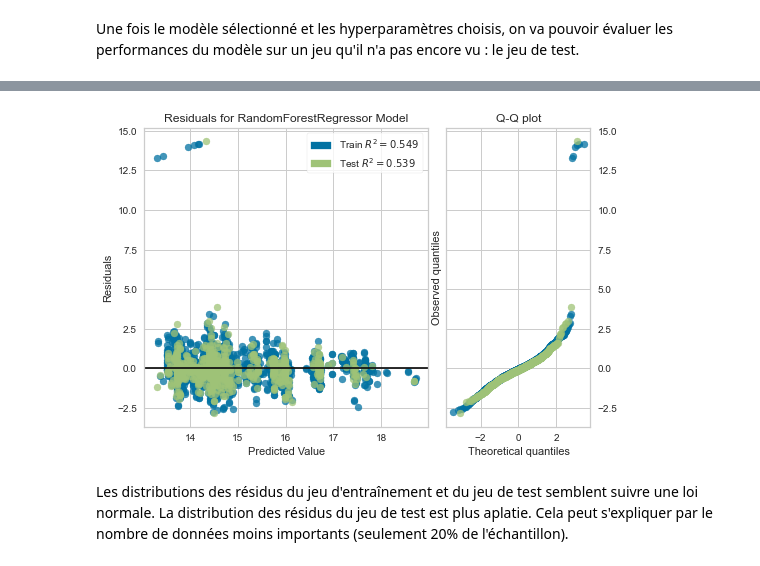
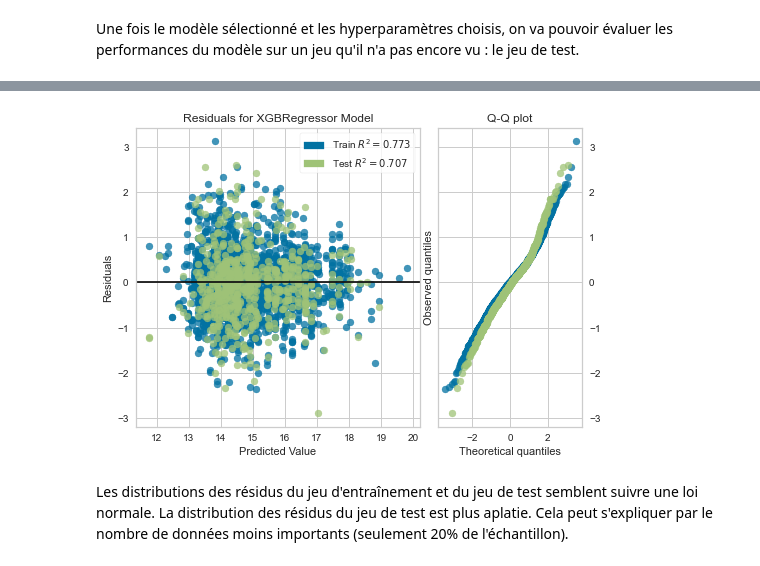
Before and after one commit to Sylvariane/Anticipez_les_besoins_en_electricite, a Jupyter notebook: Pélec_02_code.ipynb, the cells around one changed output, grey strips where cells are left out. Saved outputs shown, nothing was run; the diff lists cells and outputs as text; code cells hidden in the pictures.

```diff
--- a/Pélec_02_code.ipynb
+++ b/Pélec_02_code.ipynb
@@ -206,18 +206,6 @@ forest_reg = RandomForestRegressor(max_features="auto", random_state=42)
+# %%
+xgboost = xgb.XGBRegressor(booster="gbtree", random_state=42)
 # %% [markdown]
 Pour pouvoir obtenir une estimation grossière de la valeur de nos paramètres, on procède à une recherche via une grille aléatoire. Dans cette grille, on va chercher à avoir un aperçu du nombre d'arbres (*n_estimators*) ; la profondeur de nos arbres (*max_depth*) ; le nombre d'individus (de bâtiments) pour qu'une feuille soit constituée (*min_samples_leaf*) et le nombre de bâtiments minimum pour qu'on puisse séparer un échantillon (*min_samples_split*).
 
 Le paramètre *min_samples_leaf* ne possède pas de valeur par défaut (*None*) mais il est important de le modifier pour jouer le rôle de régulateur et empêcher l'overfitting de notre modèle de Random Forest.
-# %%
-from sklearn.model_selection import RandomizedSearchCV
-from scipy.stats import randint
-
-param_distribs = {
-        'n_estimators': randint(low=100, high=500),
-        'min_samples_leaf': randint(low=1, high=5),
-        'max_depth' : randint(low=1, high=3),
-        "min_samples_split" : randint(low=2, high=4)
-    }
-
-random_search = RandomizedSearchCV(forest_reg, param_distributions=param_distribs,
-                             n_iter=10, cv=5, scoring='neg_mean_squared_error', random_state=42)
-random_search.fit(X_train, y_train)
@@ -248,12 +214,12 @@ Une fois la recherche randomisée effectuée, on va pouvoir sélectionner quelqu
 # %%
 from sklearn.model_selection import GridSearchCV
 
-params = [{'n_estimators' : [340, 345, 350, 425, 450, 475],
-           "min_samples_leaf" : [2, 3, 4],
-           "max_depth": [2, 3, 4],
-           "min_samples_split" : [2, 3]}]
+params = [{"max_depth" : [5, 6, 7, 8, 9, 10],
+           "learning_rate" : [0.1, 0.2, 0.3, 0.4, 0.5, 0.6, 0.7, 0.8, 0.9, 1],
+           "gamma": [7, 8, 9, 10]
+}]
 
-grid_search = GridSearchCV(forest_reg, params, cv=5,
+grid_search = GridSearchCV(xgboost, params, cv=5,
                            scoring='neg_mean_squared_error')
 
 grid_search.fit(X_train, y_train)
@@ -278,5 +259,4 @@ RandomForestRegressor(max_depth=4, min_samples_leaf=2, n_estimators=425,
 # %%
-final_model_energy = RandomForestRegressor(max_depth=4, min_samples_leaf=3, min_samples_split=2, n_estimators=425,
-                                           max_features="auto", random_state=42)
+final_model_energy = xgb.XGBRegressor(max_depth=6, learning_rate=0.9, gamma=7, random_state=42)
 final_model_energy.fit(X_train, y_train)
 # %% [output]
@@ -361,10 +319,10 @@ R²:  0.53927
 # %%
 visualizer = ResidualsPlot(final_model_energy, hist=False, qqplot=True)
-visualizer.fit(X_train, y_train.reshape(2601,))
-visualizer.score(X_test, y_test.reshape(651,))
+visualizer.fit(X_train, y_train.reshape(2619,))
+visualizer.score(X_test, y_test.reshape(655,))
 visualizer.show();
 # %% [output]
-[figure, old version]
+[figure, new version]
 # %% [markdown]
 Les distributions des résidus du jeu d'entraînement et du jeu de test semblent suivre une loi normale. La distribution des résidus du jeu de test est plus aplatie. Cela peut s'expliquer par le nombre de données moins importants (seulement 20% de l'échantillon).
 # %%
```
Also changed, not shown: parts of 37 cells of this notebook, 2 other files.
